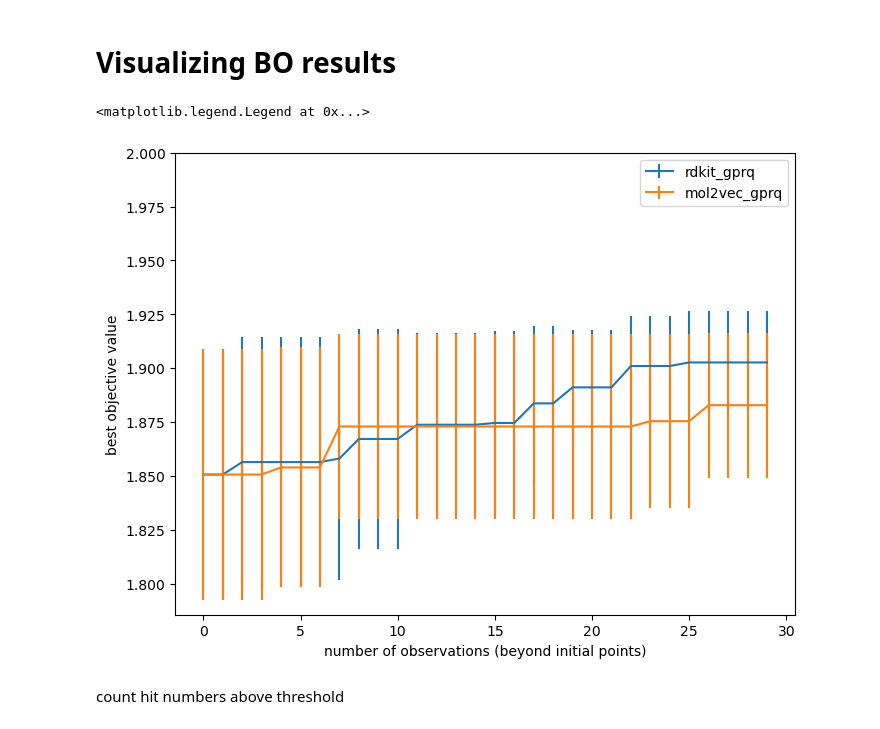
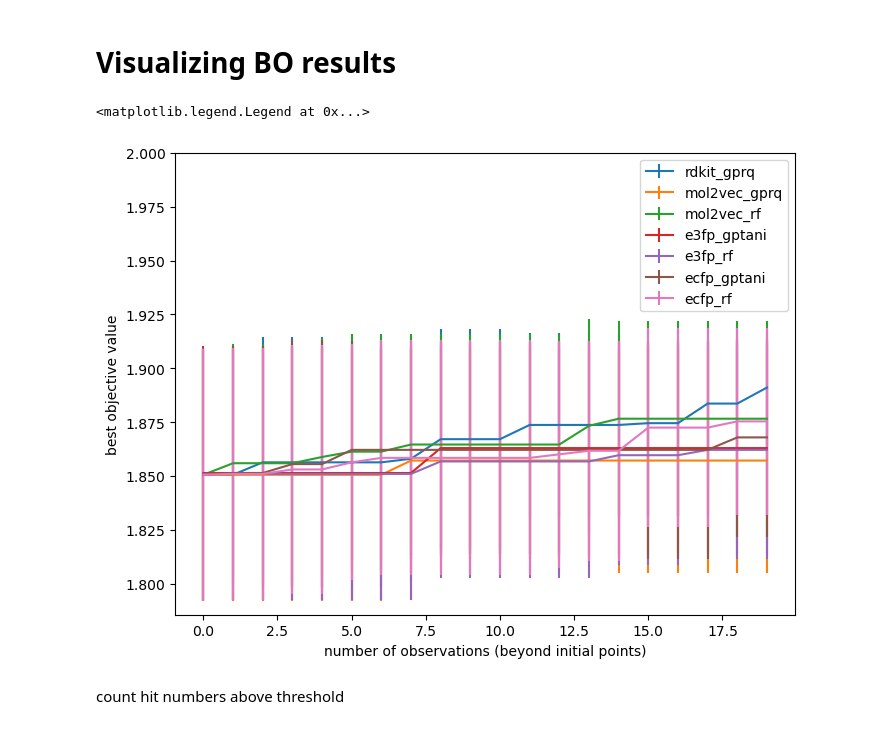
Before and after one commit to FrankWanger/ACBO-Feat, a Jupyter notebook: result_visualization.ipynb, the cells around one changed output. Cells and saved outputs as stored; diff of their text form; code cells hidden in the pictures.

Commit message:
result visualization

```diff
--- a/result_visualization.ipynb
+++ b/result_visualization.ipynb
@@ -4,45 +4,62 @@
 import numpy as np
 
 # read the npy data from results
-rdkit_gprq = np.load('./results/lipo_rdkit_ratio0.05_iter30_trial10GPRQ.npy', allow_pickle=True).item()
-rdkit_RF = np.load('./results/lipo_rdkit_ratio0.05_iter5_trial5RandomForest.npy', allow_pickle=True).item()
+rdkit_gprq = np.load('./results/lipo_rdkit_ratio0.05_iter20_trial10GPRQ.npy', allow_pickle=True).item()
+#rdkit_rf = np.load('./results/lipo_rdkit_ratio0.05_iter20_trial10RandomForest.npy', allow_pickle=True).item()
 
-mol2vec_gprq = np.load('./results/lipo_mol2vec_ratio0.05_iter30_trial10GPRQ.npy', allow_pickle=True).item()
-mol2vec_RF = np.load('./results/lipo_mol2vec_ratio0.05_iter5_trial5RandomForest.npy', allow_pickle=True).item()
+mol2vec_gprq = np.load('./results/lipo_mol2vec_ratio0.05_iter20_trial10GPRQ.npy', allow_pickle=True).item()
+mol2vec_rf = np.load('./results/lipo_mol2vec_ratio0.05_iter20_trial10RandomForest.npy', allow_pickle=True).item()
+
+e3fp_gptani = np.load('./results/lipo_e3fp_ratio0.05_iter20_trial10GPTanimoto.npy', allow_pickle=True).item()
+e3fp_rf = np.load('./results/lipo_e3fp_ratio0.05_iter20_trial10RandomForest.npy', allow_pickle=True).item()
+
+ecfp_gptani = np.load('./results/lipo_ecfp_ratio0.05_iter20_trial10GPTanimoto.npy', allow_pickle=True).item()
+ecfp_rf = np.load('./results/lipo_ecfp_ratio0.05_iter20_trial10RandomForest.npy', allow_pickle=True).item()
 # %%
-num_trial = len(rdkit_gprq['bests_over_trials'])
-num_iter = len(rdkit_gprq['bests_over_trials'][0])
+num_trial = len(mol2vec_gprq['bests_over_trials'])
+num_iter = len(mol2vec_gprq['bests_over_trials'][0])
 
 rdkit_gprq_best_observed = np.array(rdkit_gprq['bests_over_trials'])
-rdkit_RF_best_observed = np.array(rdkit_RF['bests_over_trials'])
+#rdkit_RF_best_observed = np.array(rdkit_rf['bests_over_trials'])
+
 mol2vec_gprq_best_observed = np.array(mol2vec_gprq['bests_over_trials'])
-mol2vec_RF_best_observed = np.array(mol2vec_RF['bests_over_trials'])
+mol2vec_rf_best_observed = np.array(mol2vec_rf['bests_over_trials'])
+
+e3fp_gptani_best_observed = np.array(e3fp_gptani['bests_over_trials'])
+e3fp_rf_best_observed = np.array(e3fp_rf['bests_over_trials'])
+
+ecfp_gptani_best_observed = np.array(ecfp_gptani['bests_over_trials'])
+ecfp_rf_best_observed = np.array(ecfp_rf['bests_over_trials'])
 # %%
 import matplotlib.pyplot as plt
 import pandas as pd
 import seaborn as sns
 def ci(y):
     return 1.96 * y.std(axis=0) / np.sqrt(num_trial)
 
 #plot the df data and add
 fig, ax = plt.subplots(1, 1, figsize=(8, 6))
 #plot errorbar from the mean and std of the best observed value
 ax.errorbar(x=np.arange(num_iter), y=rdkit_gprq_best_observed.mean(axis=0), yerr=ci(rdkit_gprq_best_observed), label="rdkit_gprq", linewidth=1.5)
-#ax.errorbar(x=np.arange(num_iter), y=rdkit_RF_best_observed.mean(axis=0), yerr=ci(rdkit_RF_best_observed), label="rdkit_rf", linewidth=1.5)
+#ax.errorbar(x=np.arange(num_iter), y=rdkit_rf_best_observed.mean(axis=0), yerr=ci(rdkit_rf_best_observed), label="rdkit_rf", linewidth=1.5)
 ax.errorbar(x=np.arange(num_iter), y=mol2vec_gprq_best_observed.mean(axis=0), yerr=ci(mol2vec_gprq_best_observed), label="mol2vec_gprq", linewidth=1.5)
-#ax.errorbar(x=np.arange(num_iter), y=mol2vec_RF_best_observed.mean(axis=0), yerr=ci(mol2vec_RF_best_observed), label="mol2vec_rf", linewidth=1.5)
+ax.errorbar(x=np.arange(num_iter), y=mol2vec_rf_best_observed.mean(axis=0), yerr=ci(mol2vec_rf_best_observed), label="mol2vec_rf", linewidth=1.5)
+ax.errorbar(x=np.arange(num_iter), y=e3fp_gptani_best_observed.mean(axis=0), yerr=ci(e3fp_gptani_best_observed), label="e3fp_gptani", linewidth=1.5)
+ax.errorbar(x=np.arange(num_iter), y=e3fp_rf_best_observed.mean(axis=0), yerr=ci(e3fp_rf_best_observed), label="e3fp_rf", linewidth=1.5)
+ax.errorbar(x=np.arange(num_iter), y=ecfp_gptani_best_observed.mean(axis=0), yerr=ci(ecfp_gptani_best_observed), label="ecfp_gptani", linewidth=1.5)
+ax.errorbar(x=np.arange(num_iter), y=ecfp_rf_best_observed.mean(axis=0), yerr=ci(ecfp_rf_best_observed), label="ecfp_rf", linewidth=1.5)
 
 
 #set labels
 ax.set(
     xlabel="number of observations (beyond initial points)",
     ylabel="best objective value",
 )
 ax.set_ylim(top=2.0)
 ax.legend(loc="upper right")
 # %% [output]
 <matplotlib.legend.Legend at 0x...>
-[figure, old version]
+[figure, new version]
 # %% [markdown]
 count hit numbers above threshold
 # %%
```
Also changed, not shown: parts of 3 cells of this notebook.
